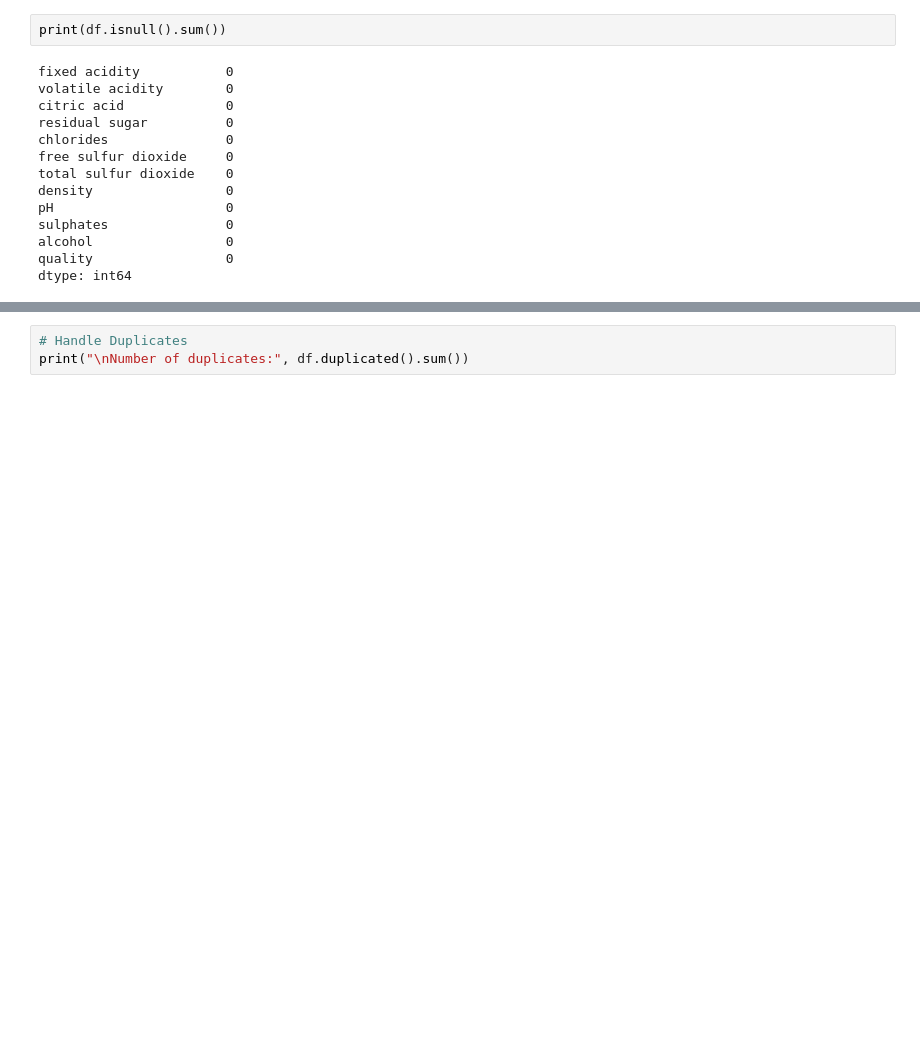
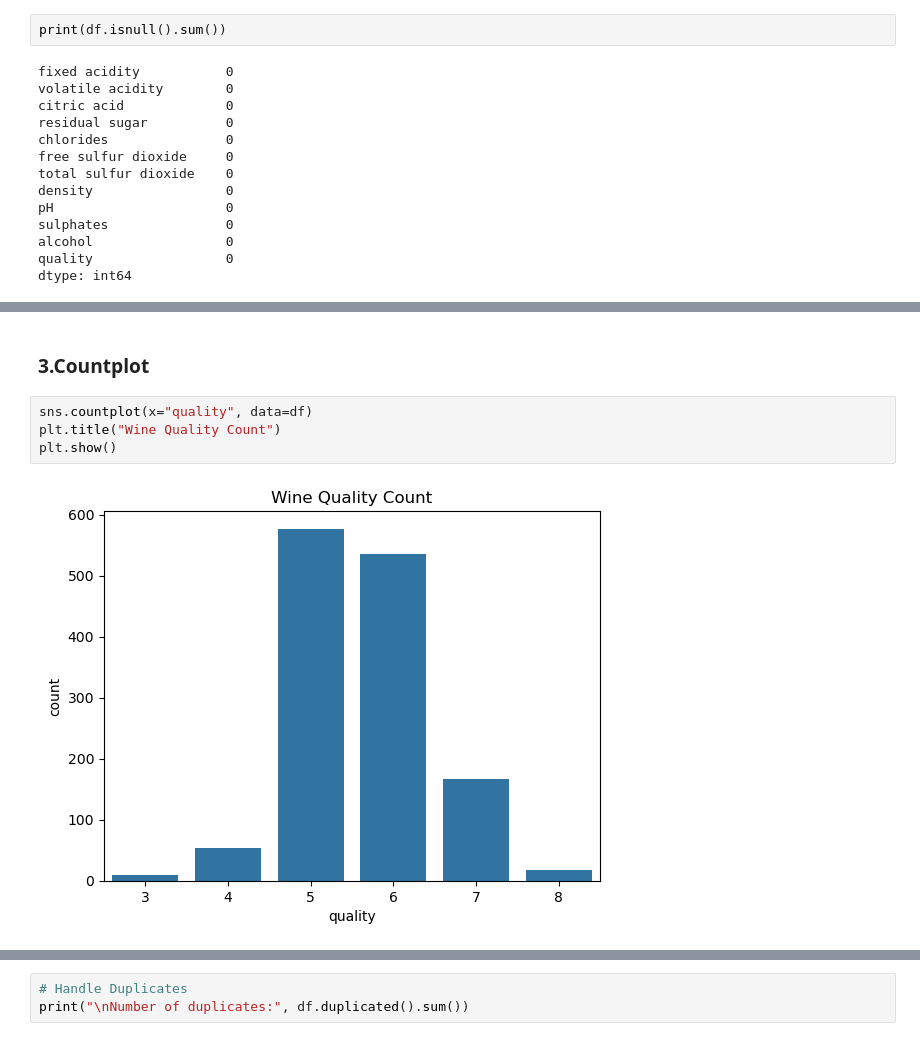
Before and after one commit to SherinDZerogithub/ML-Wine-Predicting-Model-CS1, a Jupyter notebook: wine_quality_predicting_model/notebooks/FC211038_KavindiHewawasam/svm.ipynb, the cells around one changed output, grey strips where cells are left out. Cells and saved outputs as stored; diff of their text form; blank space fills up the shorter version.

```diff
--- a/wine_quality_predicting_model/notebooks/FC211038_KavindiHewawasam/svm.ipynb
+++ b/wine_quality_predicting_model/notebooks/FC211038_KavindiHewawasam/svm.ipynb
@@ -34,0 +127,8 @@ dtype: int64
+# %% [markdown]
+### 3.Countplot
+# %%
+sns.countplot(x="quality", data=df)
+plt.title("Wine Quality Count")
+plt.show()
+# %% [output]
+[figure, added]
```
Also changed, not shown: parts of 22 cells of this notebook.
